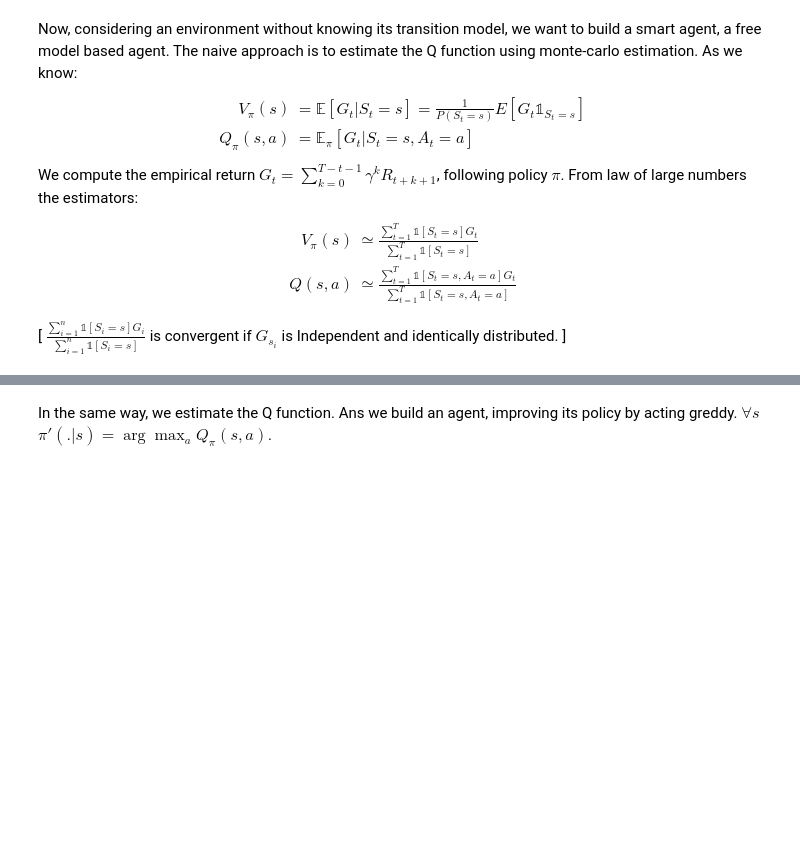
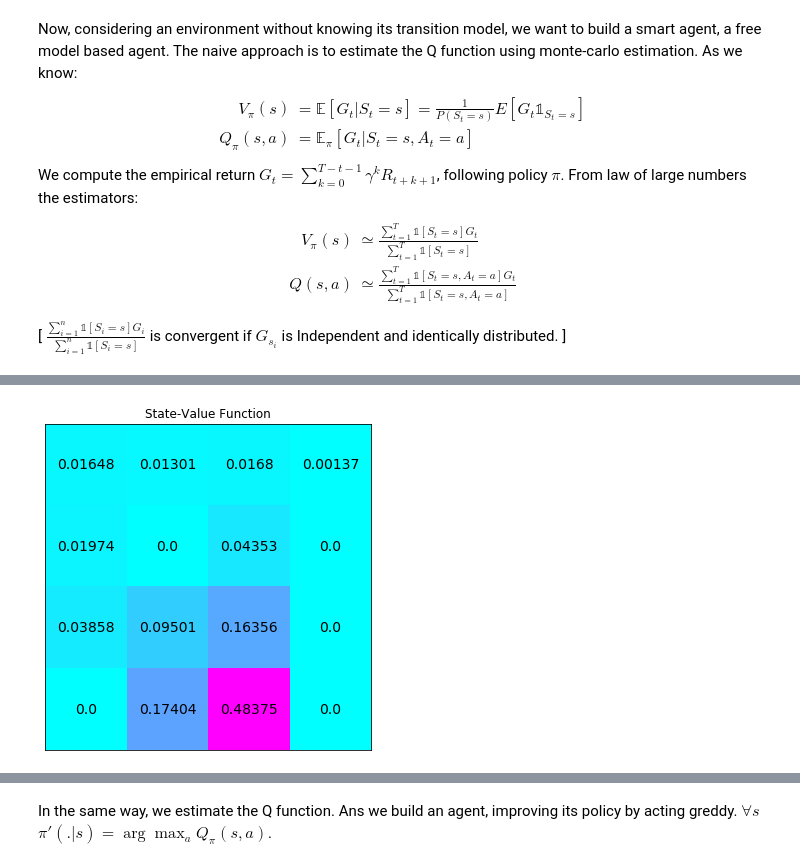
Before and after one commit to racousin/rl_introduction, a Jupyter notebook: notebooks/III) Temporal-Difference.ipynb, the cells around one changed output, grey strips where cells are left out. Cells and saved outputs as stored; diff of their text form; code cells hidden in the pictures; blank space fills up the shorter version.

```diff
--- a/notebooks/III) Temporal-Difference.ipynb
+++ b/notebooks/III) Temporal-Difference.ipynb
@@ -56,9 +95,10 @@ V(S_t) &\leftarrow V(S_t) + \frac{1}{N(S_t)}(G_t -V(S_t))\\
 # %%
-def policy_MC_evaluation(env, agent, gamma=1, nb_episode=100):
+def policy_MC_evaluation(env, agent, gamma=1, nb_episode=5000):
     V = np.zeros(env.observation_space.n)
+    count_states = np.zeros(env.observation_space.n)
     for i in range(nb_episode):
-        count_states = np.zeros(env.observation_space.n)
         episode = []
+        count_states_by_update = np.zeros(env.observation_space.n)
 
         state = env.reset()
         done = False
@@ -68,14 +108,16 @@ def policy_MC_evaluation(env, agent, gamma=1, nb_episode=100):
             state, reward, done, info = env.step(action)
             episode.append(np.array([current_state, action, reward]))
             count_states[current_state] += 1
+            count_states_by_update[current_state] += 1
         episode = np.asarray(episode)
         discount_empirical_return = discount_cumsum(episode[:,2], gamma)
         for state, count in enumerate(count_states):
             if count >0 :
-                V[state] += (discount_empirical_return[episode[:,0] == state].sum() - V[state]) / count
-        count_states = np.zeros(env.observation_space.n)
-        episode = []
+                V[state] += (discount_empirical_return[episode[:,0] == state].sum() - count_states_by_update[state] * V[state]) / count
     return V
 # %%
 rand_agent = MyRandomAgent(env)
-V = policy_MC_evaluation(env, rand_agent)
+V= policy_MC_evaluation(env, rand_agent)
+plot_values_lake(V)
+# %% [output]
+[figure, added]
```
Also changed, not shown: parts of 27 cells of this notebook, 2 other files.
